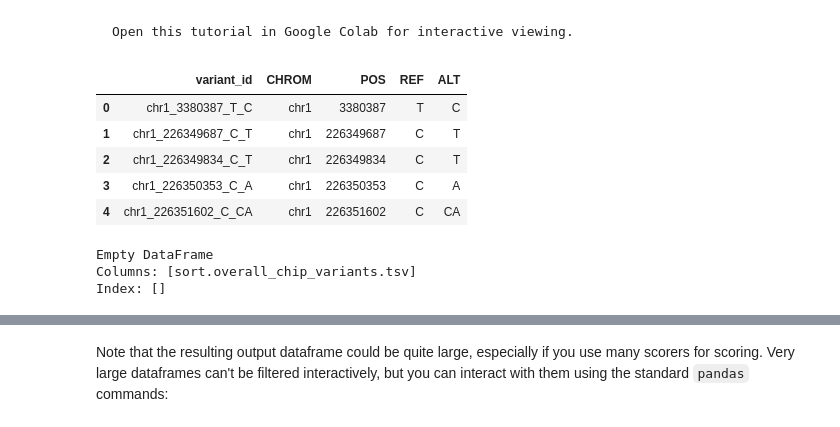
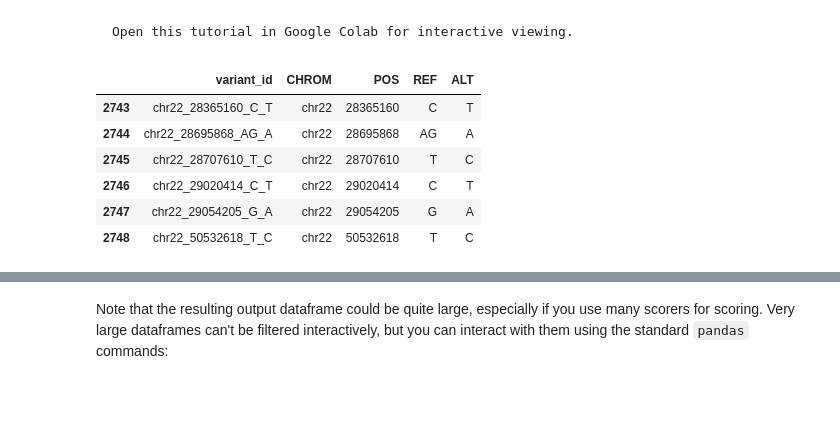
Before and after one commit to MMesbahU/meta-gwas-of-clonal-hematopoiesis, a Jupyter notebook: colabs/batch_variant_scoring.ipynb, the cells around one changed output, grey strips where cells are left out. Drawn from its saved outputs; the diff is of its cells as text; code cells hidden in the pictures; blank space fills up the shorter version.

```diff
--- a/colabs/batch_variant_scoring.ipynb
+++ b/colabs/batch_variant_scoring.ipynb
@@ -38,21 +38,18 @@ data_table.enable_dataframe_formatter()
 # Load the model.
 dna_model = dna_client.create(colab_utils.get_api_key())
 # %%
-vcf = pd.read_csv('sort.overall_chip_variants.tsv', sep='\t')
-vcf.head()
+vcf_all = pd.read_csv('sort.overall_chip_variants.tsv', sep='\t')
+# vcf_all.head(20)
+
+vcf_all[vcf_all['CHROM']=="chr22"].head(20)
 # %% [output]
 |  | variant_id | CHROM | POS | REF | ALT |
-| 0 | chr1_3380387_T_C | chr1 | 3380387 | T | C |
-| 1 | chr1_226349687_C_T | chr1 | 226349687 | C | T |
-| 2 | chr1_226349834_C_T | chr1 | 226349834 | C | T |
-| 3 | chr1_226350353_C_A | chr1 | 226350353 | C | A |
-| 4 | chr1_226351602_C_CA | chr1 | 226351602 | C | CA |
+| 2743 | chr22_28365160_C_T | chr22 | 28365160 | C | T |
+| 2744 | chr22_28695868_AG_A | chr22 | 28695868 | AG | A |
+| 2745 | chr22_28707610_T_C | chr22 | 28707610 | T | C |
+| 2746 | chr22_29020414_C_T | chr22 | 29020414 | C | T |
+| 2747 | chr22_29054205_G_A | chr22 | 29054205 | G | A |
+| 2748 | chr22_50532618_T_C | chr22 | 50532618 | T | C |
-# %%
-print(vcf)
-# %% [output]
-Empty DataFrame
-Columns: [sort.overall_chip_variants.tsv]
-Index: []
 # %%
 # @title Score batch of variants.
 
```
Also changed, not shown: parts of 2 cells of this notebook.
